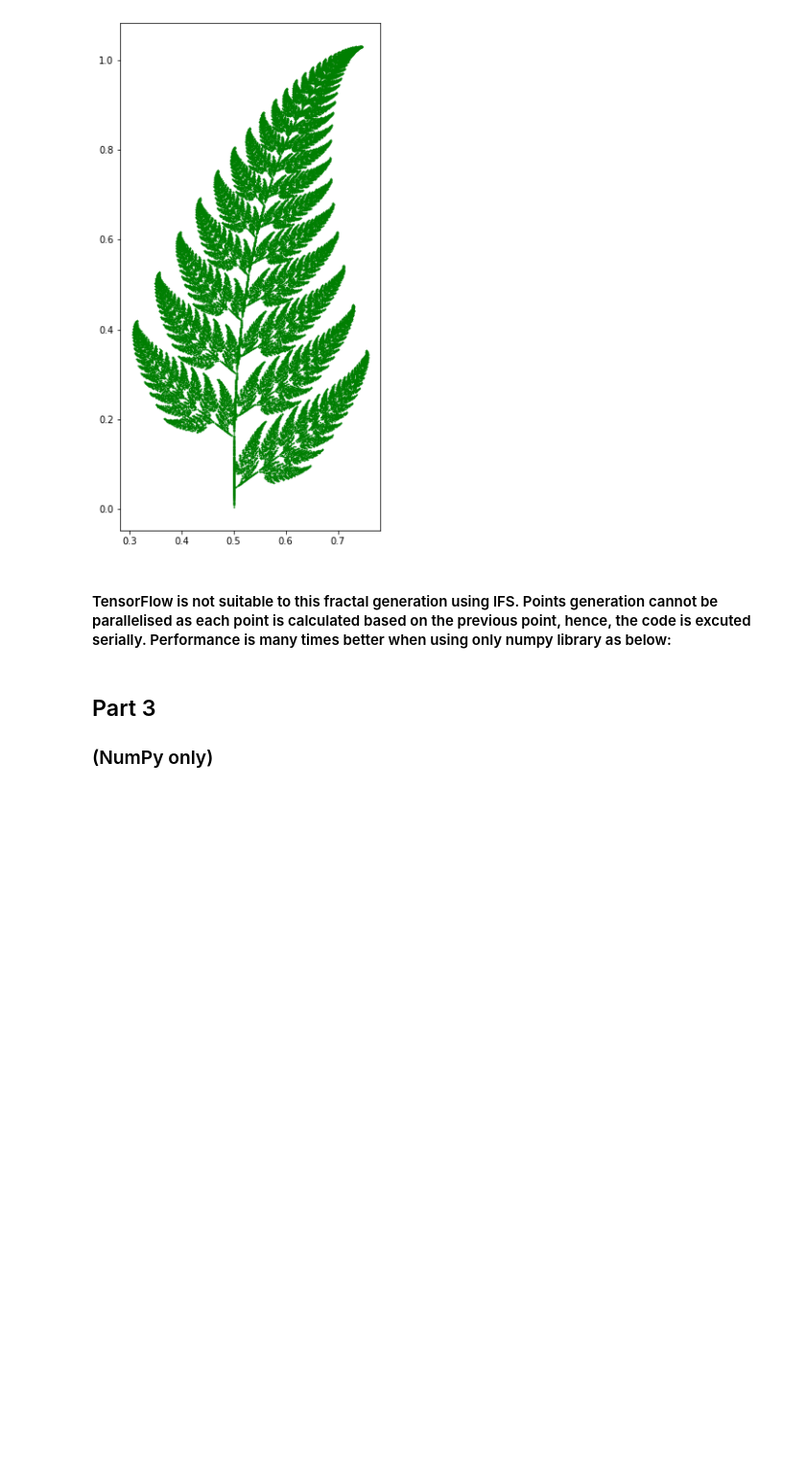
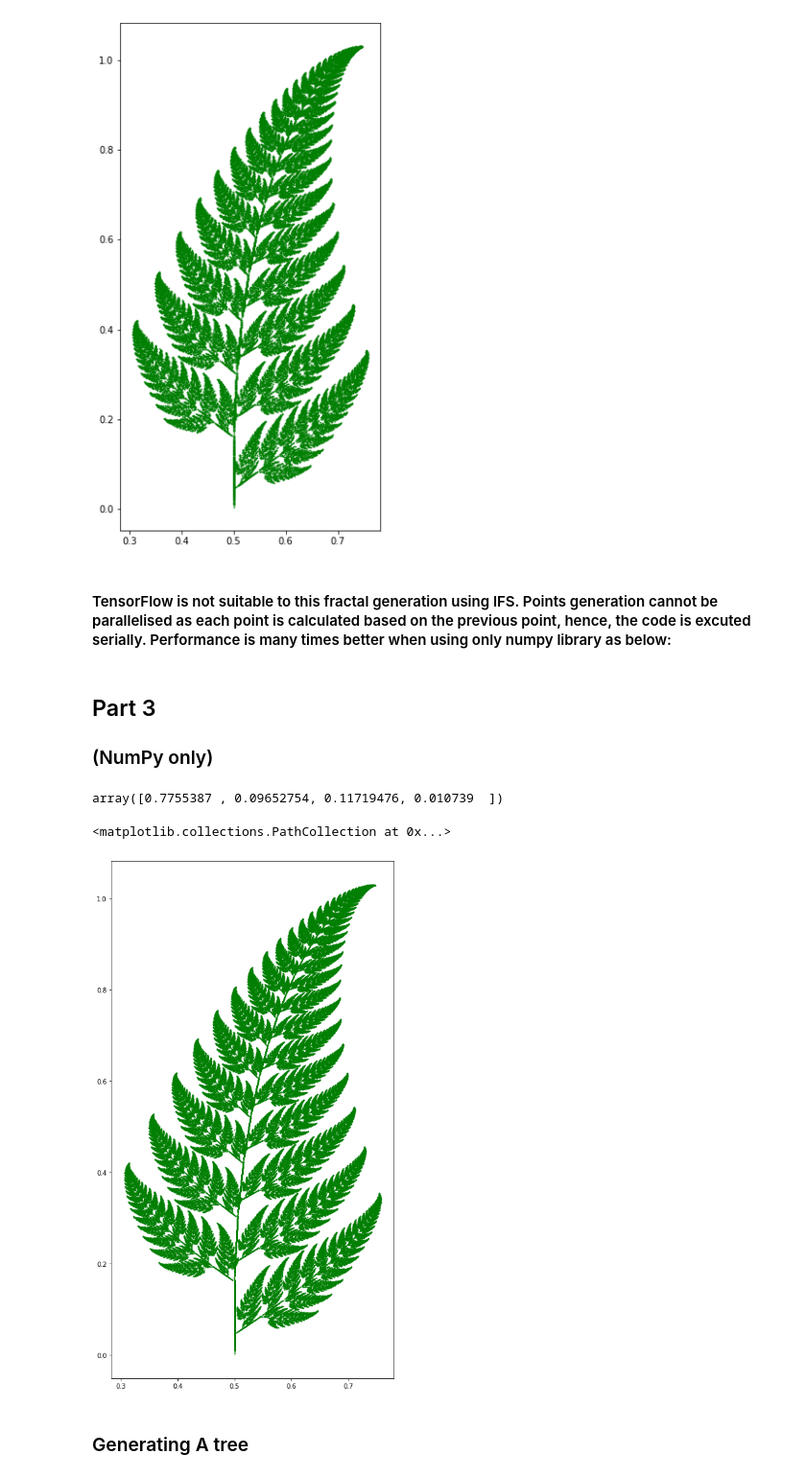
Before and after one commit to vabbosh/fractals, a Jupyter notebook: Lab-1.ipynb, the cells around one changed output. Shown at 96% size. Saved outputs shown, nothing was run; the diff lists cells and outputs as text; code cells hidden in the pictures; blank space fills up the shorter version.

```diff
--- a/Lab-1.ipynb
+++ b/Lab-1.ipynb
@@ -253,0 +273,36 @@ sess2.close()
+# %%
+# create a list of transform operations
+frac_ops = [lambda p: np.dot(np_w1, p),
+            lambda p: np.dot(np_w2, p),
+            lambda p: np.dot(np_w3, p),
+            lambda p: np.dot(np_w4, p)]
+# %%
+# Calculate probability distribution
+np_delta = 0.01
+np_P = np.array([max(np_delta, np.abs(np.linalg.det(np_w1))),
+                 max(np_delta, np.abs(np.linalg.det(np_w2))),
+                 max(np_delta, np.abs(np.linalg.det(np_w3))),
+                 max(np_delta, np.abs(np.linalg.det(np_w4)))])
+
+np_P = np_P / np_P.sum()
+np_P
+# %% [output]
+array([0.7755387 , 0.09652754, 0.11719476, 0.010739  ])
+# %%
+# init points array
+N = 300000
+np_points = np.zeros((2,N))
+np_points = np.row_stack((np_points, np.ones((1,N))))
+# %%
+# generate the points
+for i in range(N-1):
+    np_points.T[i+1] = np.random.choice(frac_ops, p=np_P)(np_points.T[i])
+# %%
+# Draw the fern
+plt.figure(figsize=(8, 15))
+plt.scatter(np_points[0,10:], np_points[1,10:], s=0.2, edgecolor='green')
+# %% [output]
+<matplotlib.collections.PathCollection at 0x...>
+[figure, added]
+# %% [markdown]
+### Generating A tree
```
Also changed, not shown: parts of 7 cells of this notebook.
